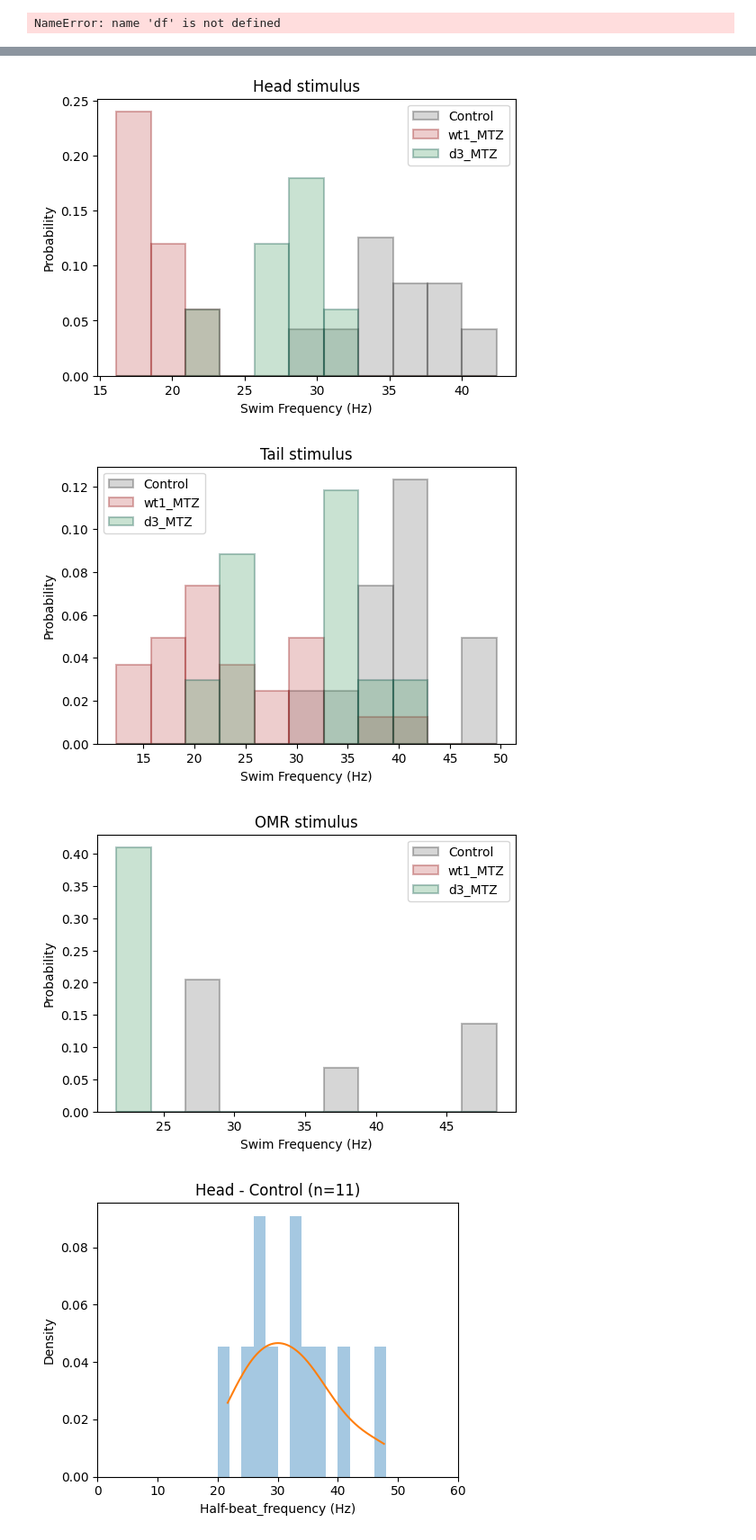
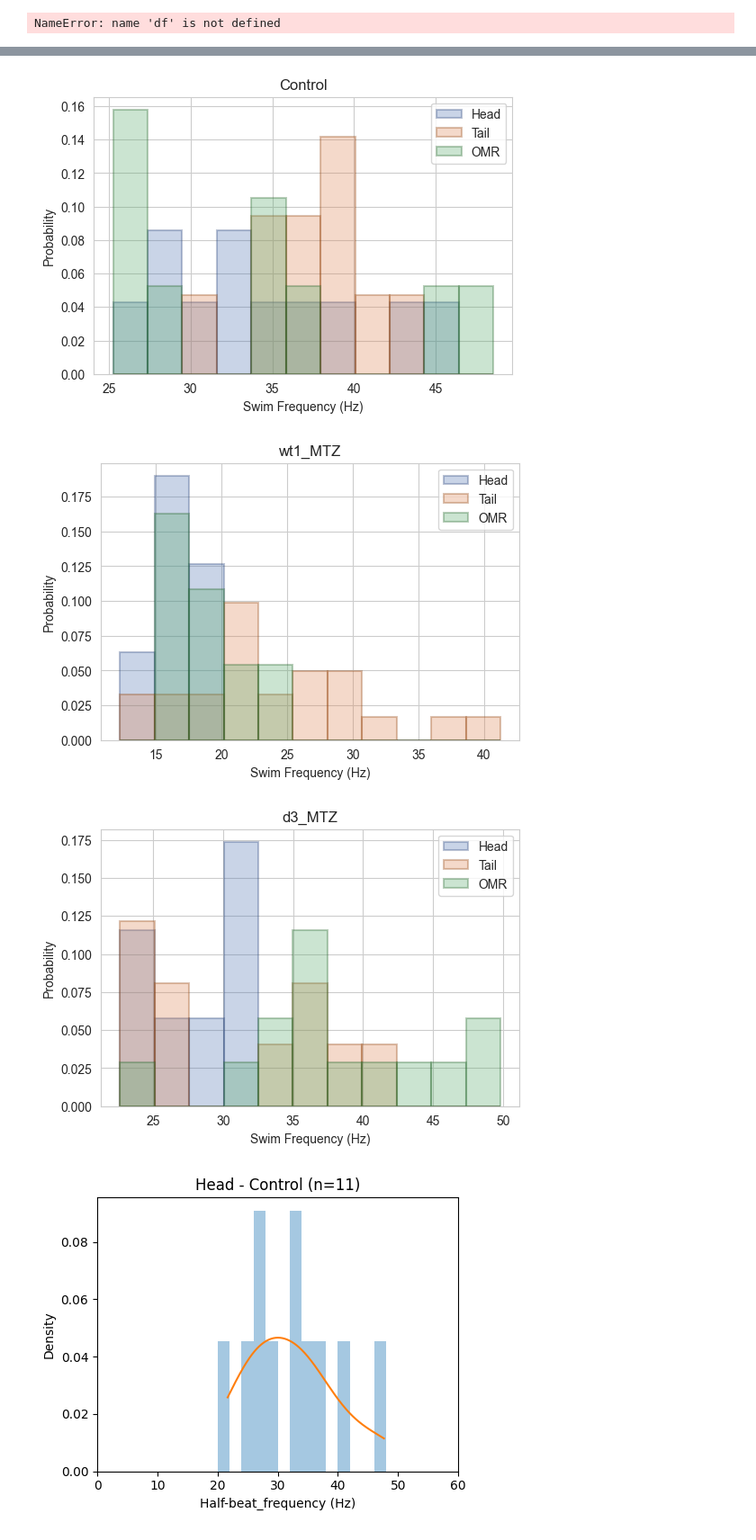
Before and after one commit to YuanqiHua1/HighSpeed, a Jupyter notebook: Final analysis.ipynb, the cells around one changed output, grey strips where cells are left out. Shown at 90% size. Drawn from its saved outputs; the diff is of its cells as text; code cells hidden in the pictures.

Commit message:
Plot functions

```diff
--- a/Final analysis.ipynb
+++ b/Final analysis.ipynb
@@ -577,20 +501,22 @@ Saved to: \\130.238.36.122\znn\YuanqiHua\High speed\Final analysis\test\Plot\All
 # %%
+
+
 ycol = "Freq. half beats"
 df_swim_clean, df_fish_clean0, df_fish_clean = make_clean_dfs(df, ycol)
 
-Freq_plot1(
-    folder=r"\\130.238.36.122\znn\YuanqiHua\High speed\Final analysis\test",
+freq_dist_all2(
+    folder=r"U:\YuanqiHua\High speed\Final analysis\test\Plot\ALL SWIM\Freq distribution",
     ycol="Freq. half beats",
     savename = "Freq_distribution",
     df_fish_clean=df_fish_clean
 )
 
 # 柱子的位置反映数据分布在哪个频率区间；
 # 柱子的高度（在统一 bins 下）反映该组在该区间的相对概率，峰越高通常表示该分布越集中。
 # %% [output]
-[figure, old version]
+[figure, new version]
-[figure, old version]
+[figure, new version]
-[figure, old version]
+[figure, new version]
 # %%
 ycol = "Freq. half beats"
 df_swim_clean, df_fish_clean0, df_fish_clean = make_clean_dfs(df, ycol)
```
Also changed, not shown: parts of 16 cells of this notebook, 8 other files.
